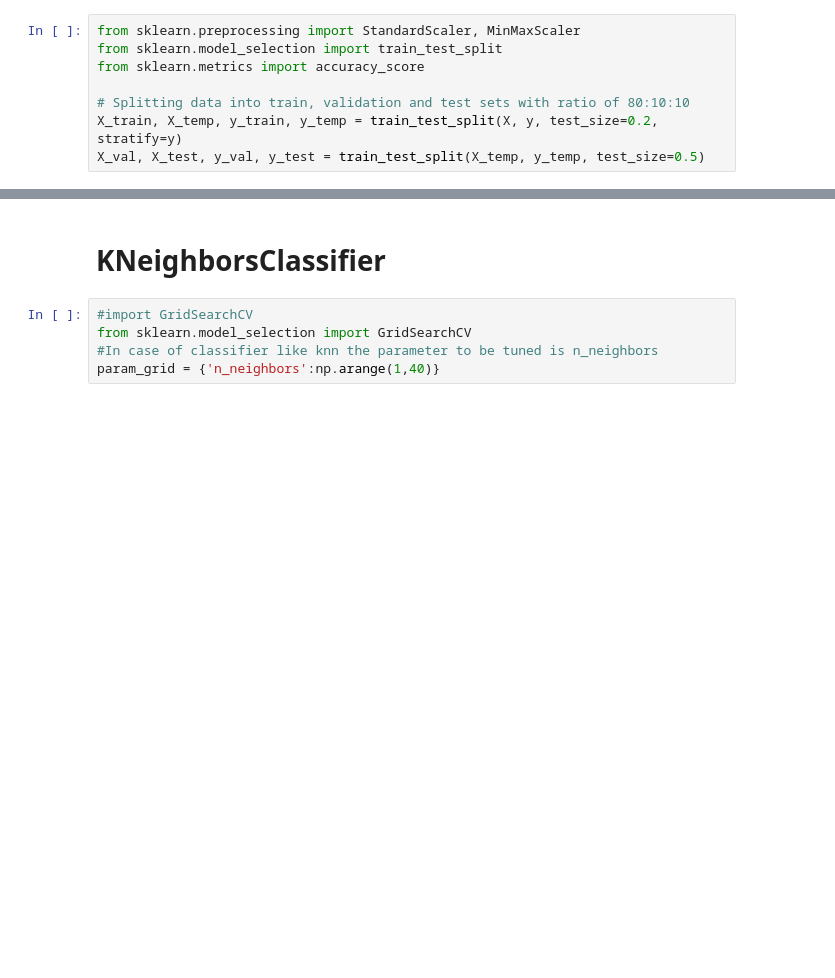
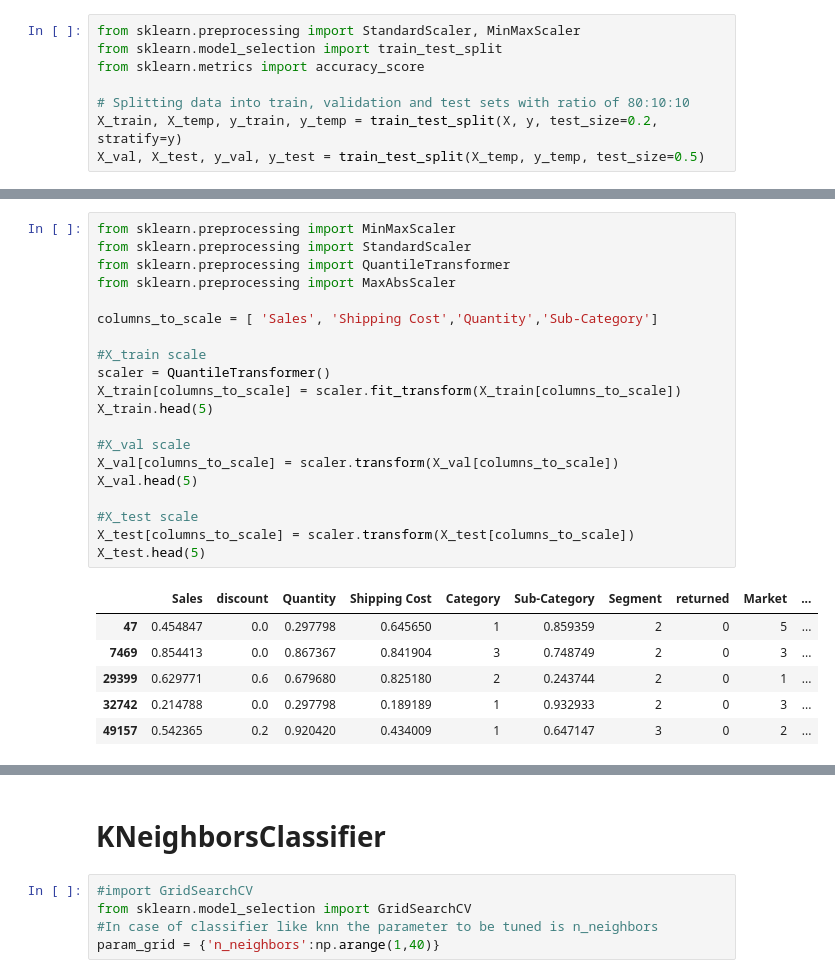
Before and after one commit to faridehebrahymy/prediction-of-user-shipping-mode, a Jupyter notebook: User Shipping-mode.ipynb, the cells around one changed output, grey strips where cells are left out. Saved outputs shown, nothing was run; the diff lists cells and outputs as text; blank space fills up the shorter version.

```diff
--- a/User Shipping-mode.ipynb
+++ b/User Shipping-mode.ipynb
@@ -190,0 +204,27 @@ X_val, X_test, y_val, y_test = train_test_split(X_temp, y_temp, test_size=0.5)
+# %%
+from sklearn.preprocessing import MinMaxScaler
+from sklearn.preprocessing import StandardScaler
+from sklearn.preprocessing import QuantileTransformer
+from sklearn.preprocessing import MaxAbsScaler
+
+columns_to_scale = [ 'Sales', 'Shipping Cost','Quantity','Sub-Category']
+
+#X_train scale
+scaler = QuantileTransformer()
+X_train[columns_to_scale] = scaler.fit_transform(X_train[columns_to_scale])
+X_train.head(5)
+
+#X_val scale
+X_val[columns_to_scale] = scaler.transform(X_val[columns_to_scale])
+X_val.head(5)
+
+#X_test scale
+X_test[columns_to_scale] = scaler.transform(X_test[columns_to_scale])
+X_test.head(5)
+# %% [output]
+|  | Sales | discount | Quantity | Shipping Cost | Category | Sub-Category | Segment | returned | Market | ... |
+| 47 | 0.454847 | 0.0 | 0.297798 | 0.645650 | 1 | 0.859359 | 2 | 0 | 5 | ... |
+| 7469 | 0.854413 | 0.0 | 0.867367 | 0.841904 | 3 | 0.748749 | 2 | 0 | 3 | ... |
+| 29399 | 0.629771 | 0.6 | 0.679680 | 0.825180 | 2 | 0.243744 | 2 | 0 | 1 | ... |
+| 32742 | 0.214788 | 0.0 | 0.297798 | 0.189189 | 1 | 0.932933 | 2 | 0 | 3 | ... |
+| 49157 | 0.542365 | 0.2 | 0.920420 | 0.434009 | 1 | 0.647147 | 3 | 0 | 2 | ... |
```
Also changed, not shown: parts of 37 cells of this notebook, 2 other files.
